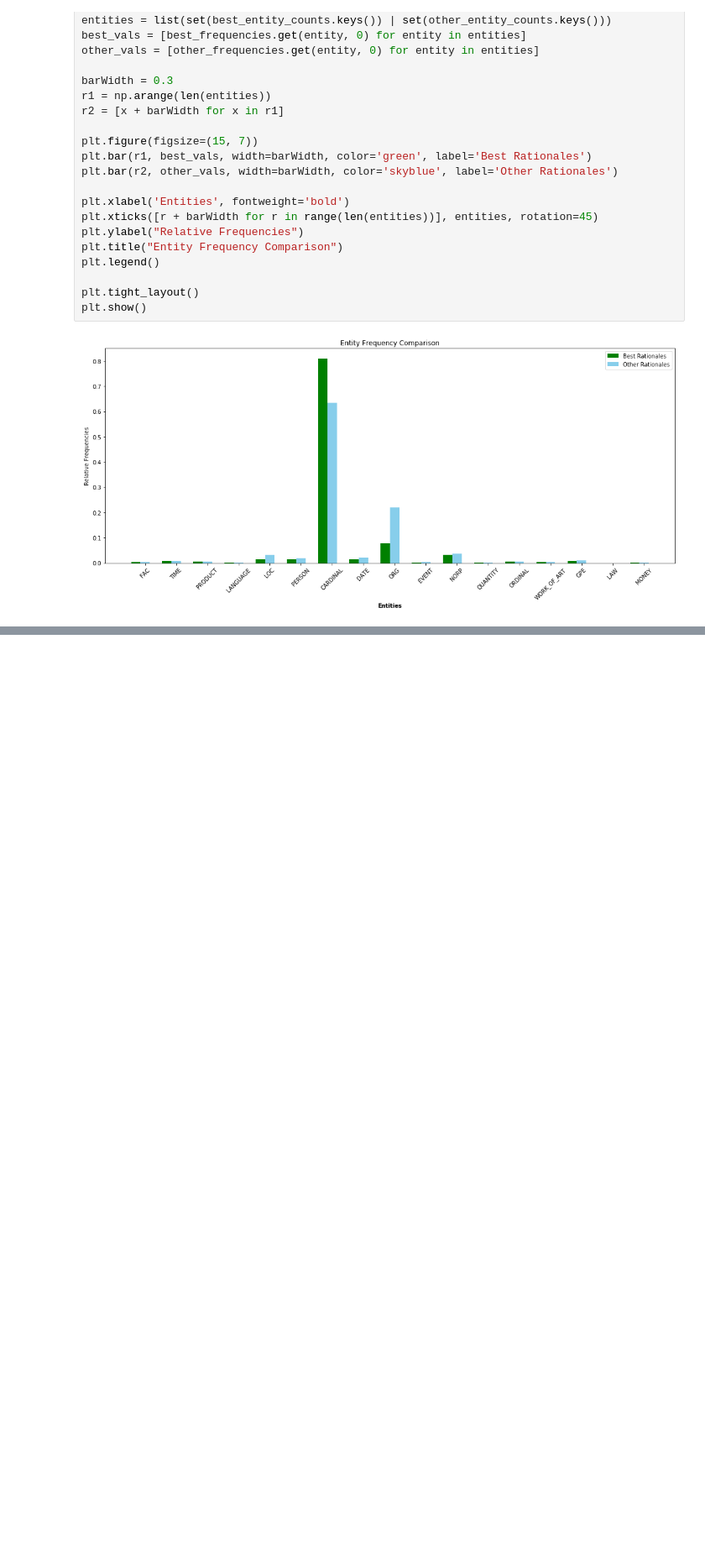
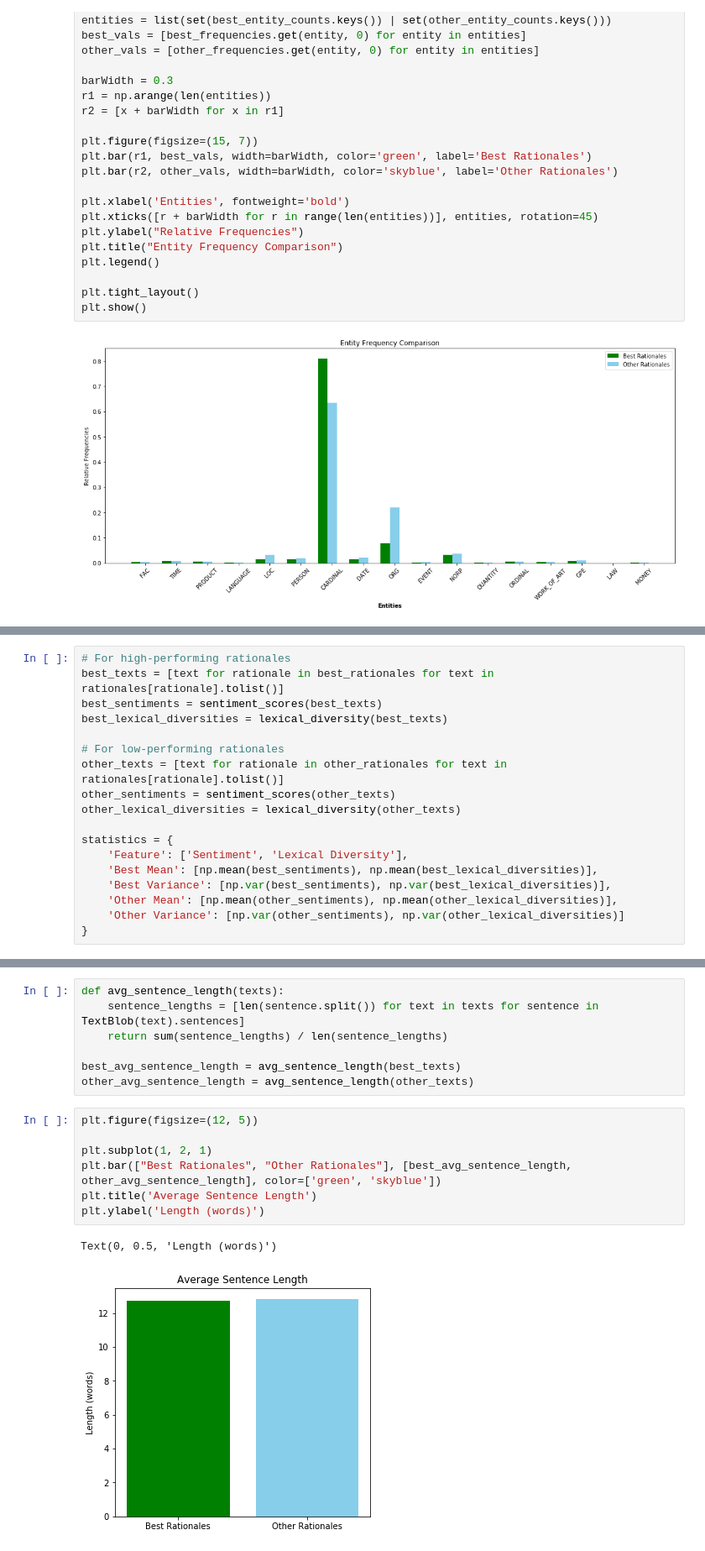
Before and after one commit to huypham1103/distilling-step-by-step, a Jupyter notebook: [API] dataset/research.ipynb, the cells around one changed output, grey strips where cells are left out. Shown at 84% size. Drawn from its saved outputs; the diff is of its cells as text; blank space fills up the shorter version.

```diff
--- a/[API] dataset/research.ipynb
+++ b/[API] dataset/research.ipynb
@@ -496,0 +522,18 @@ plt.show()
+# %%
+# For high-performing rationales
+best_texts = [text for rationale in best_rationales for text in rationales[rationale].tolist()]
+best_sentiments = sentiment_scores(best_texts)
+best_lexical_diversities = lexical_diversity(best_texts)
+
+# For low-performing rationales
+other_texts = [text for rationale in other_rationales for text in rationales[rationale].tolist()]
+other_sentiments = sentiment_scores(other_texts)
+other_lexical_diversities = lexical_diversity(other_texts)
+
+statistics = {
+    'Feature': ['Sentiment', 'Lexical Diversity'],
+    'Best Mean': [np.mean(best_sentiments), np.mean(best_lexical_diversities)],
+    'Best Variance': [np.var(best_sentiments), np.var(best_lexical_diversities)],
+    'Other Mean': [np.mean(other_sentiments), np.mean(other_lexical_diversities)],
+    'Other Variance': [np.var(other_sentiments), np.var(other_lexical_diversities)]
+}
@@ -496,0 +569,17 @@ plt.show()
+# %%
+def avg_sentence_length(texts):
+    sentence_lengths = [len(sentence.split()) for text in texts for sentence in TextBlob(text).sentences]
+    return sum(sentence_lengths) / len(sentence_lengths)
+
+best_avg_sentence_length = avg_sentence_length(best_texts)
+other_avg_sentence_length = avg_sentence_length(other_texts)
+# %%
+plt.figure(figsize=(12, 5))
+
+plt.subplot(1, 2, 1)
+plt.bar(["Best Rationales", "Other Rationales"], [best_avg_sentence_length, other_avg_sentence_length], color=['green', 'skyblue'])
+plt.title('Average Sentence Length')
+plt.ylabel('Length (words)')
+# %% [output]
+Text(0, 0.5, 'Length (words)')
+[figure, added]
```
Also changed, not shown: parts of 49 cells of this notebook, 1 other file.
